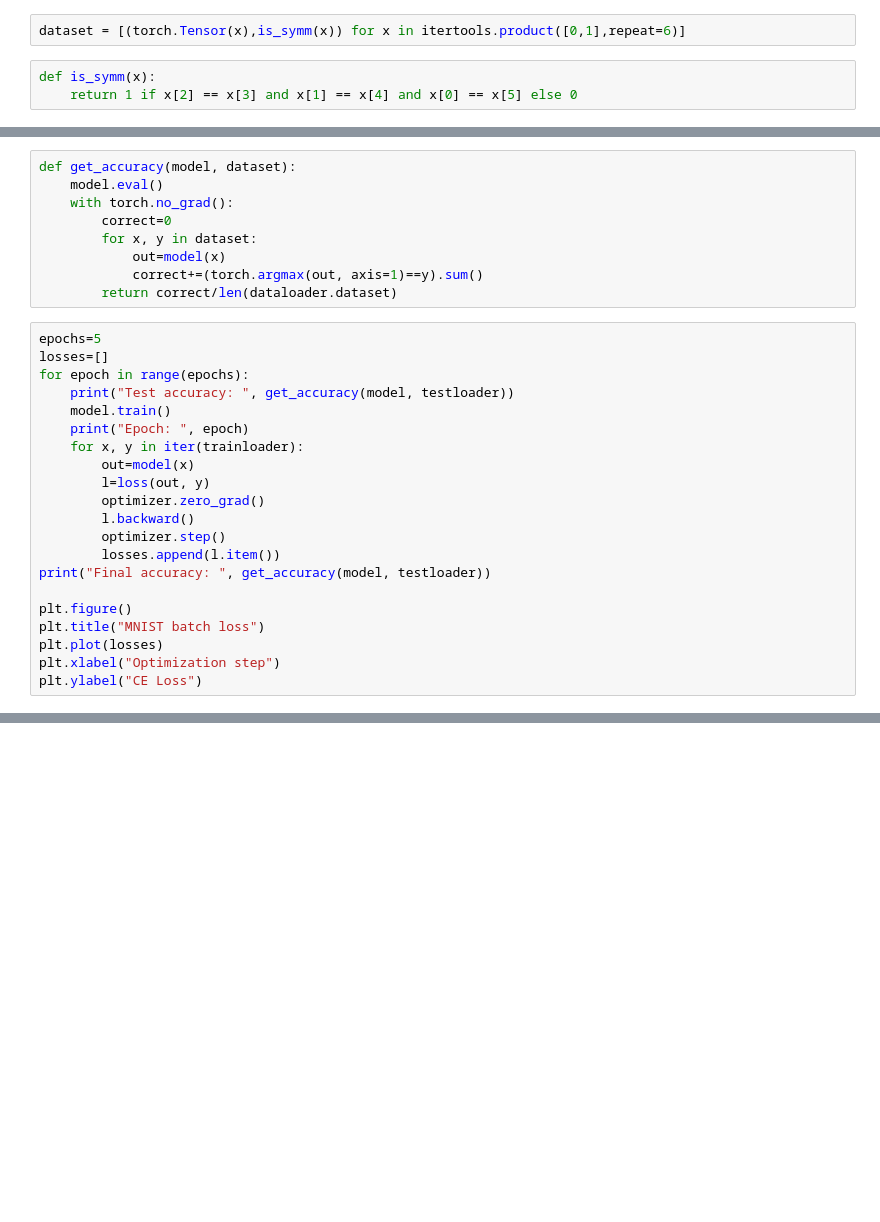
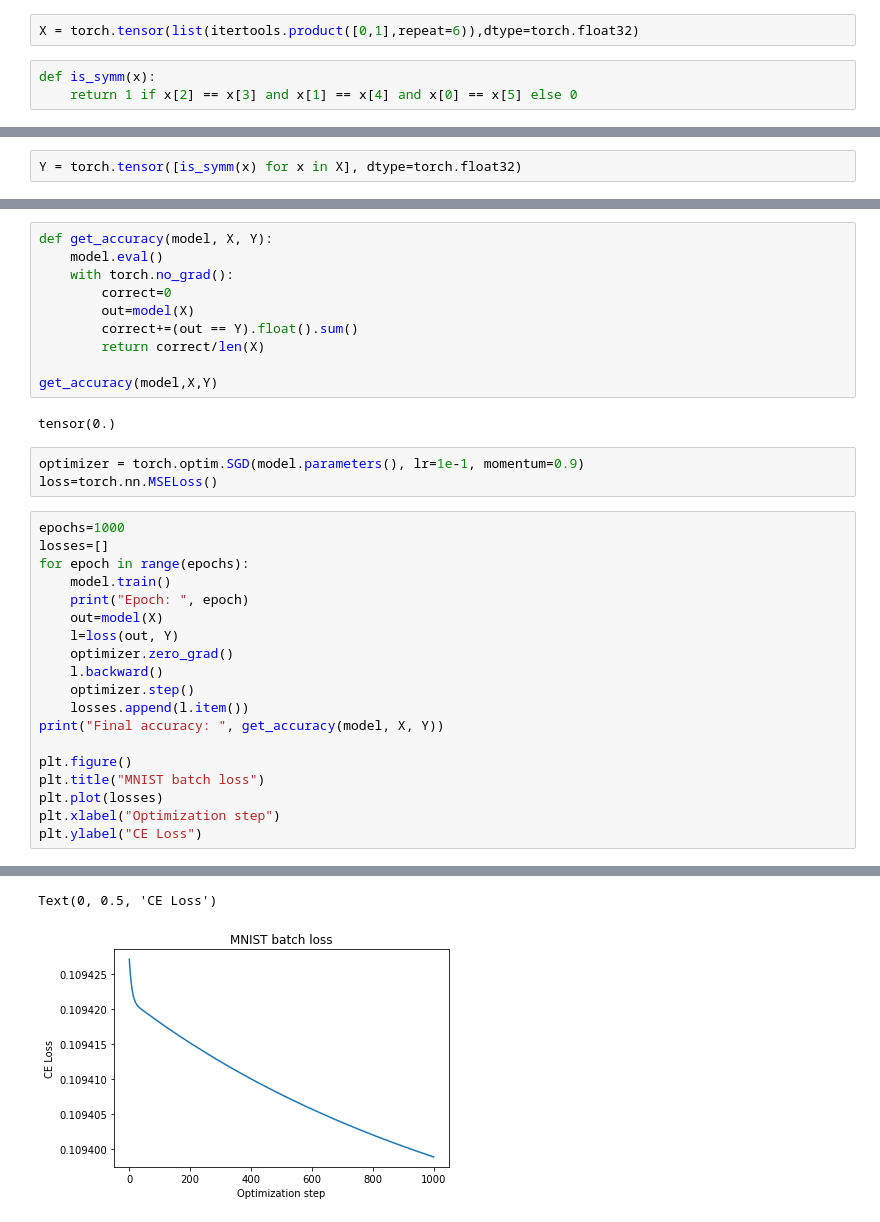
Before and after one commit to cima22/deep_learning, a Jupyter notebook: assignment_1.ipynb, the cells around one changed output, grey strips where cells are left out. Cells and saved outputs as stored; diff of their text form; blank space fills up the shorter version.

```diff
--- a/assignment_1.ipynb
+++ b/assignment_1.ipynb
@@ -21,5 +5,5 @@ loss=torch.nn.MSELoss()
 # %%
-dataset = [(torch.Tensor(x),is_symm(x)) for x in itertools.product([0,1],repeat=6)]
+X = torch.tensor(list(itertools.product([0,1],repeat=6)),dtype=torch.float32)
 # %%
 def is_symm(x):
     return 1 if x[2] == x[3] and x[1] == x[4] and x[0] == x[5] else 0
@@ -29,0 +10,2 @@ dataset[0]
+# %%
+Y = torch.tensor([is_symm(x) for x in X], dtype=torch.float32)
@@ -30,30 +26,35 @@ dataset[0]
 # %%
-def get_accuracy(model, dataset):
+def get_accuracy(model, X, Y):
     model.eval()
     with torch.no_grad():
         correct=0
-        for x, y in dataset:
-            out=model(x)
-            correct+=(torch.argmax(out, axis=1)==y).sum()
-        return correct/len(dataloader.dataset)
+        out=model(X)
+        correct+=(out == Y).float().sum()
+        return correct/len(X)
+
+get_accuracy(model,X,Y)
+# %% [output]
+tensor(0.)
+# %%
+optimizer = torch.optim.SGD(model.parameters(), lr=1e-1, momentum=0.9)
+loss=torch.nn.MSELoss()
 # %%
-epochs=5
+epochs=1000
 losses=[]
 for epoch in range(epochs):
-    print("Test accuracy: ", get_accuracy(model, testloader))
     model.train()
     print("Epoch: ", epoch)
-    for x, y in iter(trainloader):
-        out=model(x)
-        l=loss(out, y)
-        optimizer.zero_grad()
-        l.backward()
-        optimizer.step()
-        losses.append(l.item())
-print("Final accuracy: ", get_accuracy(model, testloader))
+    out=model(X)
+    l=loss(out, Y)
+    optimizer.zero_grad()
+    l.backward()
+    optimizer.step()
+    losses.append(l.item())
+print("Final accuracy: ", get_accuracy(model, X, Y))
 
 plt.figure()
 plt.title("MNIST batch loss")
 plt.plot(losses)
 plt.xlabel("Optimization step")
 plt.ylabel("CE Loss")
+# %% [output]
@@ -59,0 +78,2 @@ plt.ylabel("CE Loss")
+Text(0, 0.5, 'CE Loss')
+[figure, added]
```
Also changed, not shown: parts of 7 cells of this notebook.
